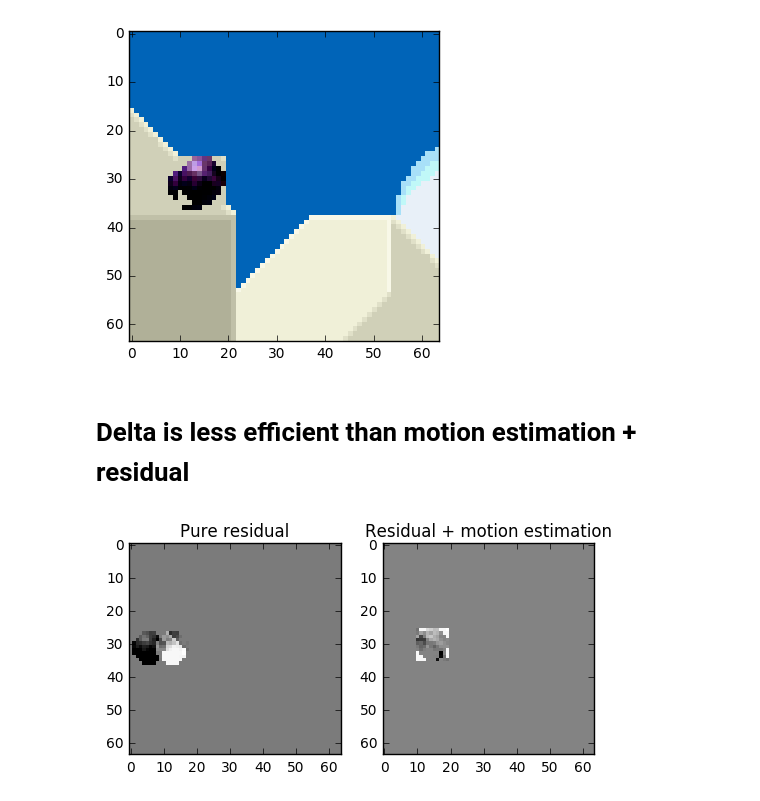
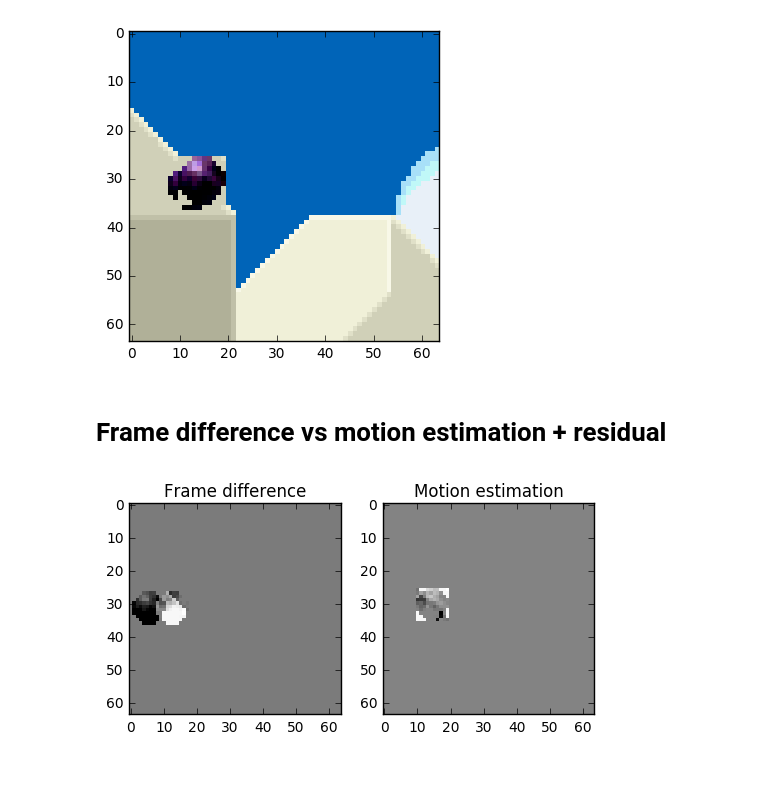
Before and after one commit to leandromoreira/digital_video_introduction, a Jupyter notebook: frame_difference_vs_motion_estimation_plus_residual.ipynb, the cells around one changed output. Saved outputs shown, nothing was run; the diff lists cells and outputs as text; code cells hidden in the pictures; blank space fills up the shorter version.

Commit message:
uses simple terms to motion estimation example

```diff
--- a/residual_is_less_compressible_than_motion_estimation_plus_residual.ipynb
+++ b/frame_difference_vs_motion_estimation_plus_residual.ipynb
@@ -32,11 +31,11 @@ plt.imshow(ball,interpolation='nearest');
 # %% [markdown]
 # Motion estimation
 # %%
-# let's pretend we had motion estimation (full scan, reduced scan(lfp)...) the motion vectors:
+# let's pretend we had motion estimation (full scan, reduced scan(lfp)...)
+# and that the motion vectors were:
 x = 26
 y = 10
-
-predicted_frame[:,:,:] = frame_1
+predicted_frame = np.array(frame_1)
 
 # applying the motion compensation
 predicted_frame[x:(x+block_size),y:(y+block_size),] = ball
@@ -45,10 +44,10 @@ plt.imshow(predicted_frame,interpolation='nearest');
 # %% [output]
 [figure]
 # %% [markdown]
-# Delta is less efficient than motion estimation + residual
+# Frame difference vs motion estimation + residual
 # %%
 f, (plt1, plt2) = plt.subplots(1, 2)
-plt1.set_title('Pure residual');plt1.imshow(np.subtract(frame_1[:,:,0], frame_0[:,:,0]),interpolation='nearest',cmap=plt.cm.binary);
-plt2.set_title('Residual + motion estimation');plt2.imshow(np.subtract(frame_1[:,:,0], predicted_frame[:,:,0]),interpolation='nearest',cmap=plt.cm.binary);
+plt1.set_title('Frame difference');plt1.imshow(np.subtract(frame_1[:,:,0], frame_0[:,:,0]),interpolation='nearest',cmap=plt.cm.binary);
+plt2.set_title('Motion estimation');plt2.imshow(np.subtract(frame_1[:,:,0], predicted_frame[:,:,0]),interpolation='nearest',cmap=plt.cm.binary);
 # %% [output]
-[figure, old version]
+[figure, new version]
```
Also changed, not shown: parts of 4 cells of this notebook.
